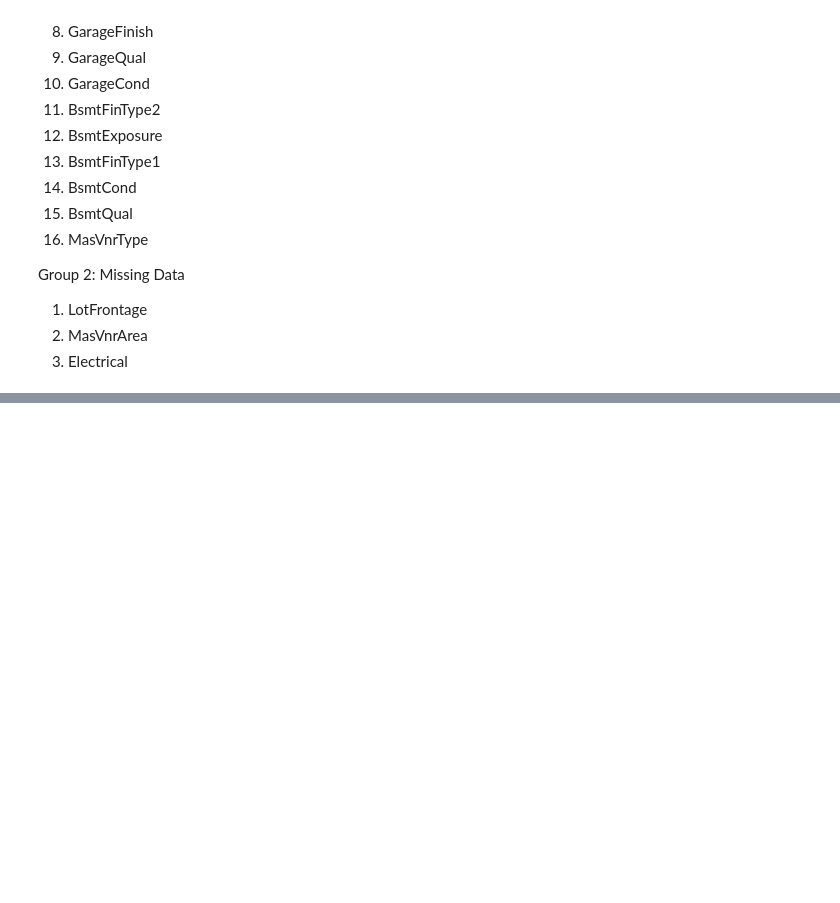
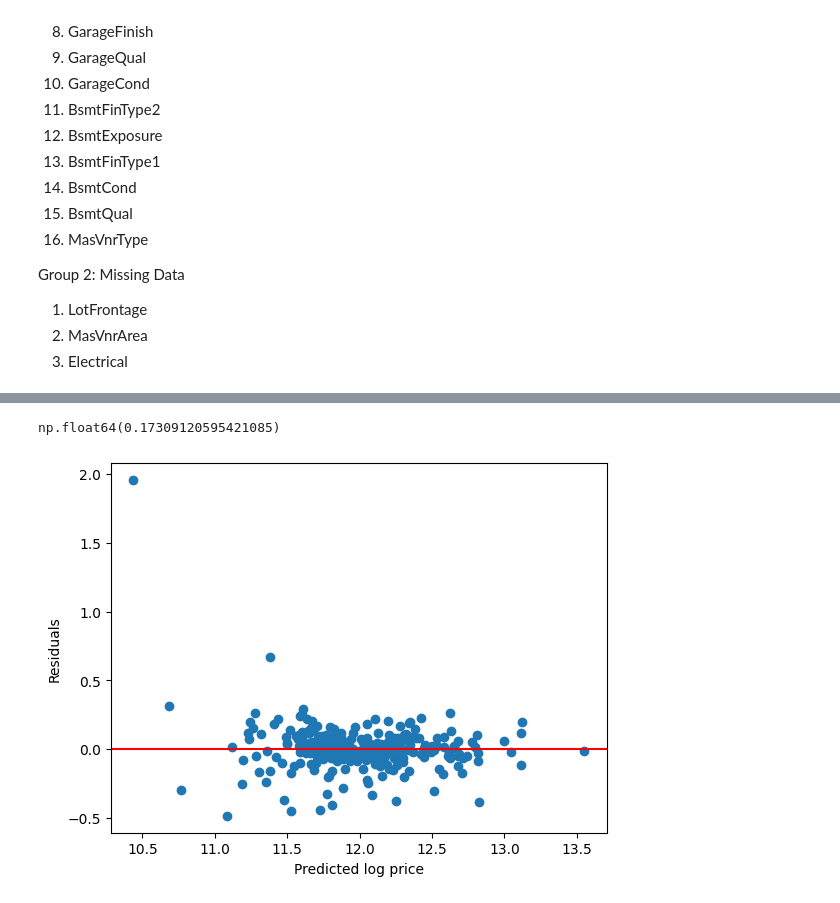
Before and after one commit to gunikatulsyan/real-estate-price-analyzer, a Jupyter notebook: notebooks/01_data_understanding.ipynb, the cells around one changed output, grey strips where cells are left out. Saved outputs shown, nothing was run; the diff lists cells and outputs as text; code cells hidden in the pictures; blank space fills up the shorter version.

```diff
--- a/notebooks/01_data_understanding.ipynb
+++ b/notebooks/01_data_understanding.ipynb
@@ -190,0 +143,33 @@ np.int64(0)
+# %%
+import numpy as np
+df["SalePrice_Log"] = np.log(df["SalePrice"])
+# %%
+X = df.drop(columns=["SalePrice", "SalePrice_Log"])
+y = df["SalePrice_Log"]
+# %%
+X_encoded = pd.get_dummies(X, drop_first=True)
+# %%
+from sklearn.model_selection import train_test_split
+
+X_train, X_test, y_train, y_test = train_test_split(
+    X_encoded, y, test_size=0.2, random_state=42
+)
+from sklearn.linear_model import LinearRegression
+from sklearn.metrics import mean_squared_error
+lr = LinearRegression()
+lr.fit(X_train, y_train)
+
+y_pred = lr.predict(X_test)
+rmse = np.sqrt(mean_squared_error(y_test, y_pred))
+rmse
+# %% [output]
+np.float64(0.17309120595421085)
+# %%
+residuals = y_test - y_pred
+plt.scatter(y_pred, residuals)
+plt.axhline(0, color="red")
+plt.xlabel("Predicted log price")
+plt.ylabel("Residuals")
+plt.show()
+# %% [output]
+[figure, added]
```
Also changed, not shown: parts of 9 cells of this notebook.
